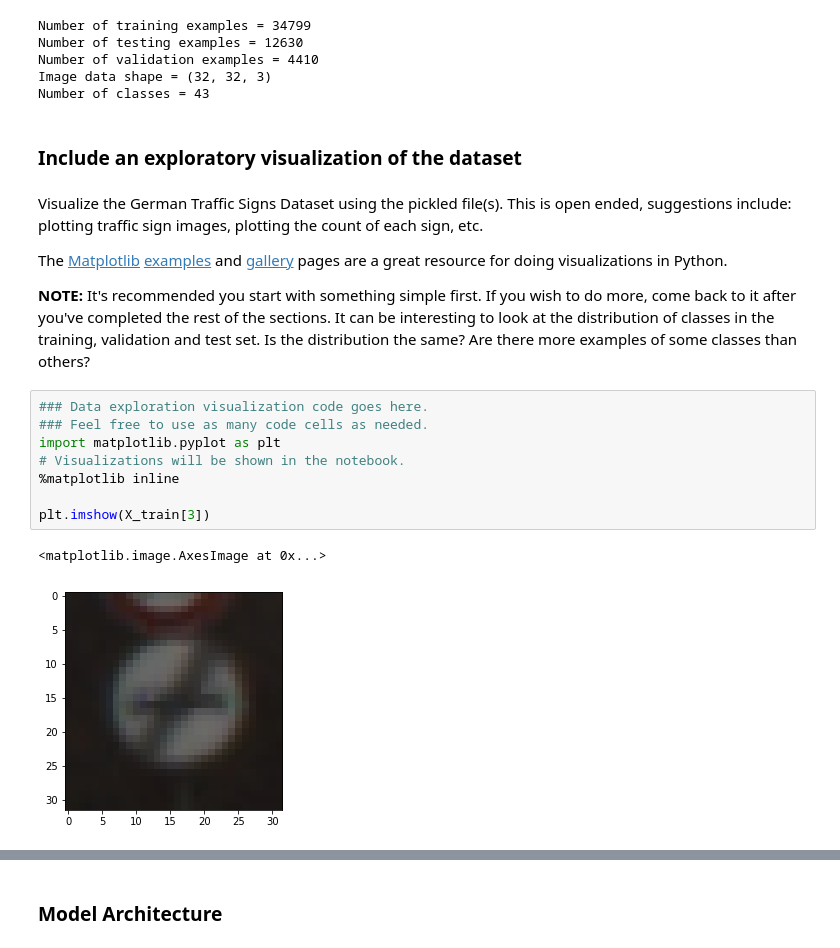
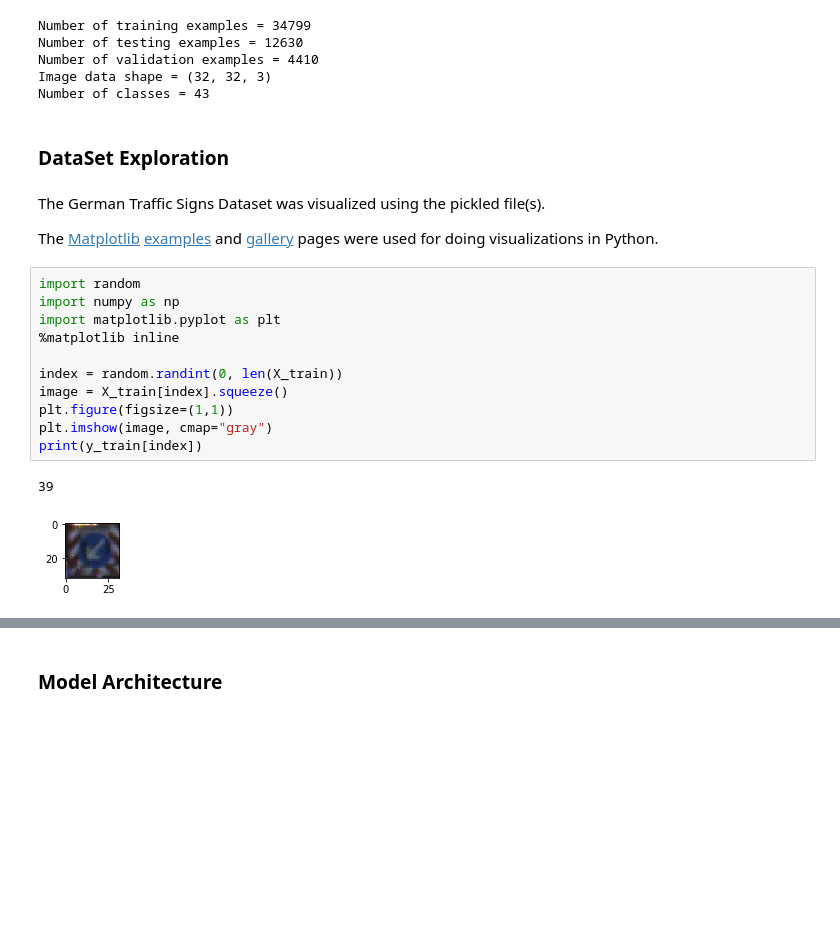
Before and after one commit to vijaysingla/CarNd-TrafficClassifierProject, a Jupyter notebook: Traffic_Sign_Classifier.ipynb, the cells around one changed output, grey strips where cells are left out. Drawn from its saved outputs; the diff is of its cells as text; blank space fills up the shorter version.

```diff
--- a/Traffic_Sign_Classifier.ipynb
+++ b/Traffic_Sign_Classifier.ipynb
@@ -91,22 +77,23 @@ Number of testing examples = 12630
 Number of validation examples = 4410
 Image data shape = (32, 32, 3)
 Number of classes = 43
-# %% [markdown]
-### Include an exploratory visualization of the dataset
-# %% [markdown]
-Visualize the German Traffic Signs Dataset using the pickled file(s). This is open ended, suggestions include: plotting traffic sign images, plotting the count of each sign, etc.
-
-The [Matplotlib](http://matplotlib.org/) [examples](http://matplotlib.org/examples/index.html) and [gallery](http://matplotlib.org/gallery.html) pages are a great resource for doing visualizations in Python.
-
-**NOTE:** It's recommended you start with something simple first. If you wish to do more, come back to it after you've completed the rest of the sections. It can be interesting to look at the distribution of classes in the training, validation and test set. Is the distribution the same? Are there more examples of some classes than others?
-# %%
-### Data exploration visualization code goes here.
-### Feel free to use as many code cells as needed.
-import matplotlib.pyplot as plt
-# Visualizations will be shown in the notebook.
-%matplotlib inline
-
-plt.imshow(X_train[3])
-# %% [output]
-<matplotlib.image.AxesImage at 0x...>
-[figure, removed]
+# %% [markdown]
+### DataSet Exploration
+# %% [markdown]
+The German Traffic Signs Dataset was visualized using the pickled file(s).
+
+The [Matplotlib](http://matplotlib.org/) [examples](http://matplotlib.org/examples/index.html) and [gallery](http://matplotlib.org/gallery.html) pages were used for doing visualizations in Python.
+# %%
+import random
+import numpy as np
+import matplotlib.pyplot as plt
+%matplotlib inline
+
+index = random.randint(0, len(X_train))
+image = X_train[index].squeeze()
+plt.figure(figsize=(1,1))
+plt.imshow(image, cmap="gray")
+print(y_train[index])
+# %% [output]
+39
+[figure, added]
```
Also changed, not shown: parts of 32 cells of this notebook, 3 other files.
